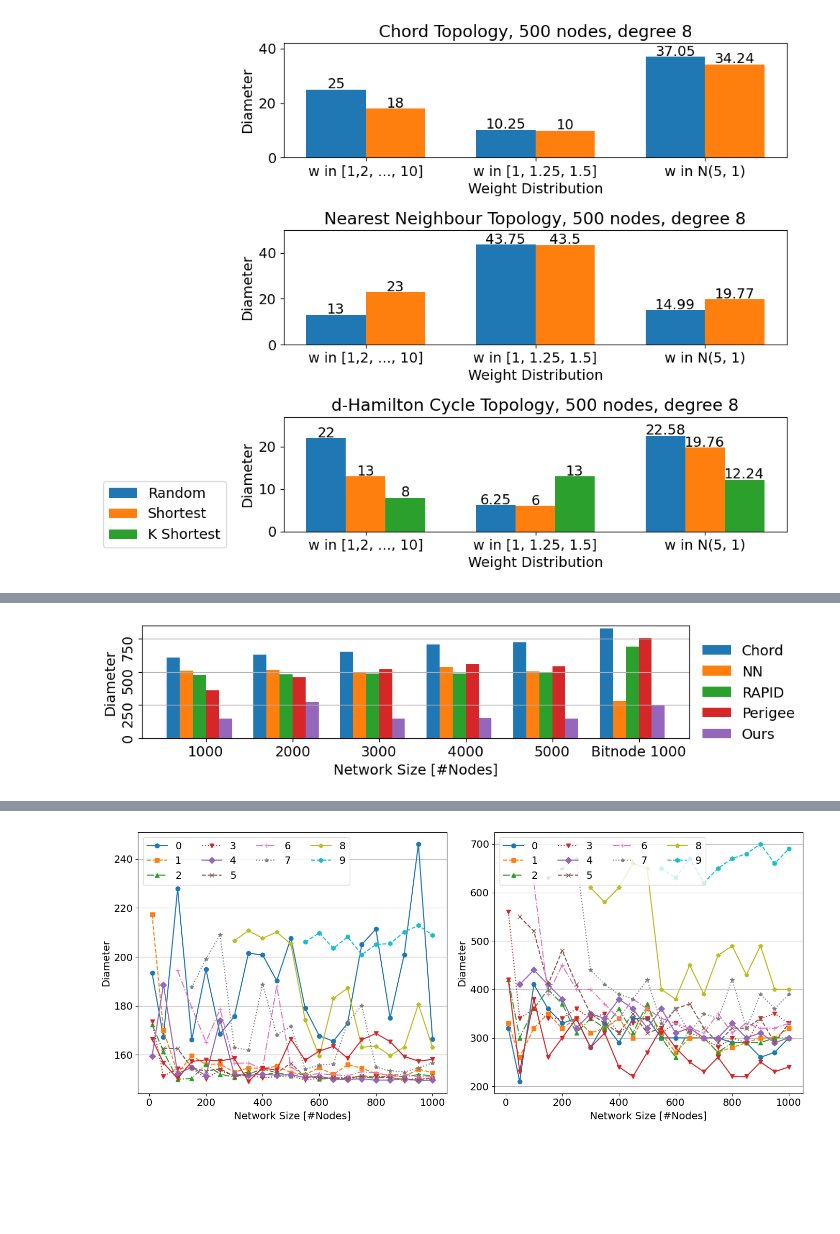
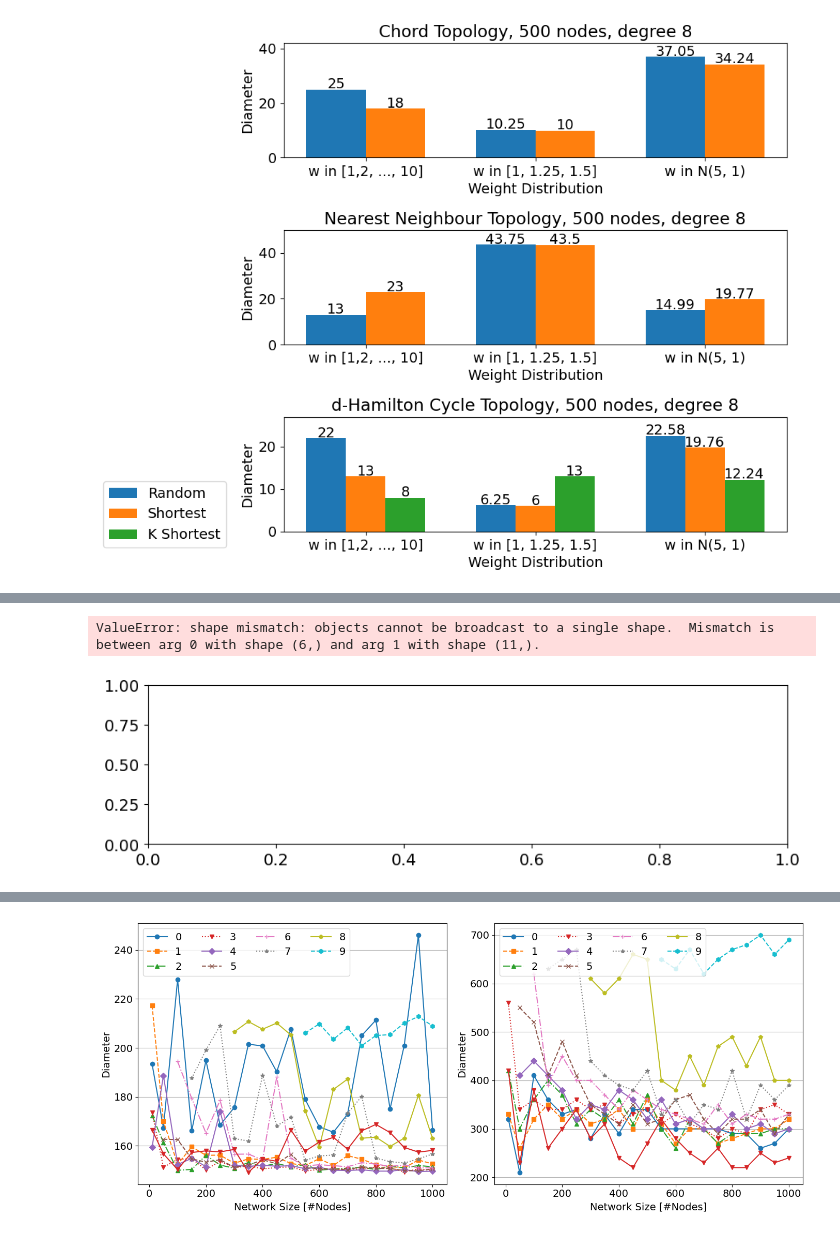
Before and after one commit to shixun404/TetriX, a Jupyter notebook: ipdps_test/plot.ipynb, the cells around one changed output, grey strips where cells are left out. Cells and saved outputs as stored; diff of their text form; code cells hidden in the pictures; blank space fills up the shorter version.

```diff
--- a/ipdps_test/plot.ipynb
+++ b/ipdps_test/plot.ipynb
@@ -140,34 +139,39 @@ data['Ours'] = data['K_shortest_ring']
 # %%
-import matplotlib
+import torch as th
+import pickle as pkl
+import matplotlib.pyplot as plt
+import numpy as np
+import seaborn as sns
 font = {
         'size'   : 14}
 matplotlib.rc('font', **font)
 labels = ['Chord', 'NN', 'RAPID', 'Perigee', 'Ours']
 hatches = ["x", "/", ".", "\\",'']
 tab10 = sns.color_palette("tab10", n_colors=5)
 face_colors = tab10
 x = np.arange(6)
-x_tickslabel = ['1000', '2000', '3000', '4000', '5000', 'Bitnode 1000']
+x_tickslabel = ['250', '500', '750', '1000', 'FABRIC', 'Bitnode 1000']
 width = 0.15
 
 fig, ax = plt.subplots(figsize=(10, 2.5))
 for i, label in enumerate(labels):
     ax.bar(x + i*width, data[label], width, label=label, color=face_colors[i])
 ax.set_ylabel('Diameter')
 ax.set_yticks([0, 250, 500, 750, 1000])
 # ax.set_yticklabels(['0', '2.5', '5', '7.5', '10'])
 ax.set_yticklabels(['0', '250', '500', '750', '1000'], rotation=90)
 # ax.set_title('Diameter of different algorithms')
 ax.set_xticks(x + 2.5*width)
 ax.set_xticklabels(x_tickslabel)
 ax.set_xlabel('Network Size [#Nodes]')
 ax.legend(loc='upper left', bbox_to_anchor=(1.0, .95), frameon=False)
 ax.grid(axis='y')
 ax.set_ylim([0, 850])
 plt.tight_layout()
 # plt.show()
 plt.savefig("diameter.png", bbox_inches='tight',)
 # plt.savefig("diameter.pdf", bbox_inches='tight')
 # %% [output]
+ValueError: shape mismatch: objects cannot be broadcast to a single shape.  Mismatch is between arg 0 with shape (6,) and arg 1 with shape (11,).
-[figure, old version]
+[figure, new version]
 # %%
```
Also changed, not shown: parts of 13 cells of this notebook, 21 other files.
